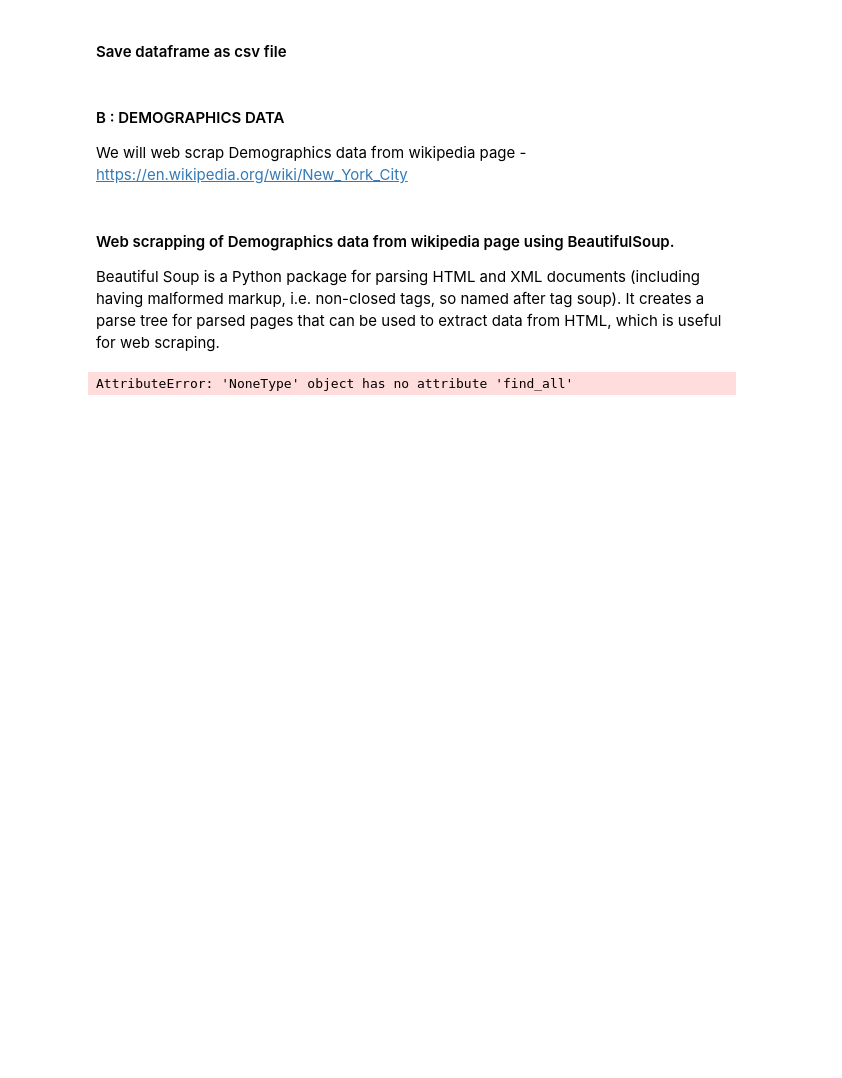
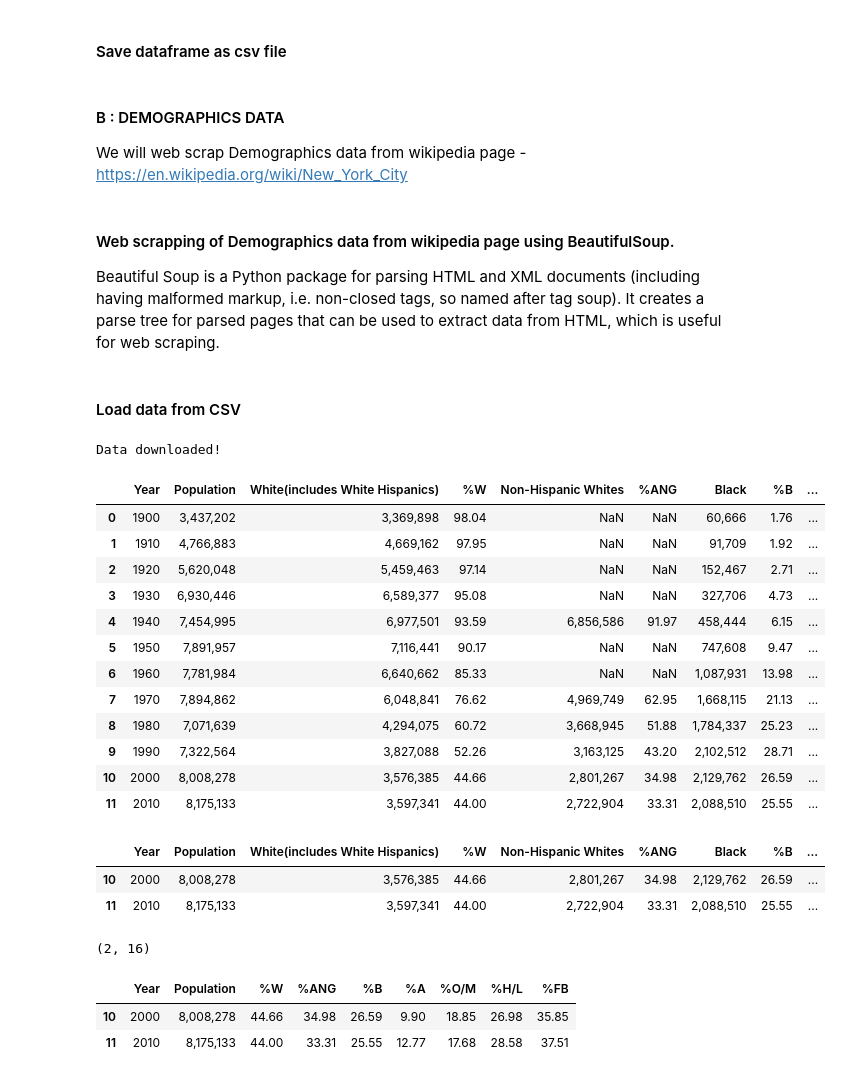
Before and after one commit to charudatta-r/Capstone_project_BATTLE_OF_THE_NEIGHBOURHOODS, a Jupyter notebook: The Battle of Neighborhoods (Week 2).ipynb, the cells around one changed output. Drawn from its saved outputs; the diff is of its cells as text; code cells hidden in the pictures; blank space fills up the shorter version.

```diff
--- a/The Battle of Neighborhoods (Week 2).ipynb
+++ b/The Battle of Neighborhoods (Week 2).ipynb
@@ -206,15 +205,11 @@ We will web scrap Demographics data from wikipedia page - https://en.wikipedia.o
 
 Beautiful Soup is a Python package for parsing HTML and XML documents (including having malformed markup, i.e. non-closed tags, so named after tag soup). It creates a parse tree for parsed pages that can be used to extract data from HTML, which is useful for web scraping.
 # %%
-import folium # plotting library
-from bs4 import BeautifulSoup
-
+website_url = requests.get('https://en.wikipedia.org/wiki/Demographic_history_of_New_York_City').text
+soup = BeautifulSoup(website_url,'lxml')
+table = soup.find('table',{'class':'wikitable'})
+#print(soup.prettify())
 import csv
-website_url = requests.get('https://en.wikipedia.org/wiki/New_York_City').text
-soup = BeautifulSoup(website_url,'lxml')
-table = soup.find('table',{'class':'wikitable sortable collapsible'})
-#print(soup.prettify())
-
 headers = [header.text for header in table.find_all('th')]
 
 table_rows = table.find_all('tr')
@@ -224,9 +219,30 @@ for row in table_rows:
    row = [row.text for row in td]
    rows.append(row)
 
-with open('NYC_DEMO.csv', 'w') as f:
+with open('DEMO.csv', 'w') as f:
    writer = csv.writer(f)
    writer.writerow(headers)
    writer.writerows(row for row in rows if row)
-# %% [output]
-AttributeError: 'NoneType' object has no attribute 'find_all'
+# %% [markdown]
+#### Load data from CSV
+# %%
+Demo_data=pd.read_csv('DEMO.csv')
+print('Data downloaded!')
+# %% [output]
+Data downloaded!
+# %%
+Demo_data
+# %% [output]
+|  | Year | Population | White(includes White Hispanics) | %W | Non-Hispanic Whites | %ANG | Black | %B | ... |
+| 0 | 1900 | 3,437,202 | 3,369,898 | 98.04 | NaN | NaN | 60,666 | 1.76 | ... |
+| 1 | 1910 | 4,766,883 | 4,669,162 | 97.95 | NaN | NaN | 91,709 | 1.92 | ... |
+| 2 | 1920 | 5,620,048 | 5,459,463 | 97.14 | NaN | NaN | 152,467 | 2.71 | ... |
+| 3 | 1930 | 6,930,446 | 6,589,377 | 95.08 | NaN | NaN | 327,706 | 4.73 | ... |
+| 4 | 1940 | 7,454,995 | 6,977,501 | 93.59 | 6,856,586 | 91.97 | 458,444 | 6.15 | ... |
+| 5 | 1950 | 7,891,957 | 7,116,441 | 90.17 | NaN | NaN | 747,608 | 9.47 | ... |
+| 6 | 1960 | 7,781,984 | 6,640,662 | 85.33 | NaN | NaN | 1,087,931 | 13.98 | ... |
+| 7 | 1970 | 7,894,862 | 6,048,841 | 76.62 | 4,969,749 | 62.95 | 1,668,115 | 21.13 | ... |
+| 8 | 1980 | 7,071,639 | 4,294,075 | 60.72 | 3,668,945 | 51.88 | 1,784,337 | 25.23 | ... |
+| 9 | 1990 | 7,322,564 | 3,827,088 | 52.26 | 3,163,125 | 43.20 | 2,102,512 | 28.71 | ... |
+| 10 | 2000 | 8,008,278 | 3,576,385 | 44.66 | 2,801,267 | 34.98 | 2,129,762 | 26.59 | ... |
+| 11 | 2010 | 8,175,133 | 3,597,341 | 44.00 | 2,722,904 | 33.31 | 2,088,510 | 25.55 | ... |
@@ -232,0 +251,18 @@ AttributeError: 'NoneType' object has no attribute 'find_all'
+# %%
+Demo_data=Demo_data.iloc[10:,]
+Demo_data
+# %% [output]
+|  | Year | Population | White(includes White Hispanics) | %W | Non-Hispanic Whites | %ANG | Black | %B | ... |
+| 10 | 2000 | 8,008,278 | 3,576,385 | 44.66 | 2,801,267 | 34.98 | 2,129,762 | 26.59 | ... |
+| 11 | 2010 | 8,175,133 | 3,597,341 | 44.00 | 2,722,904 | 33.31 | 2,088,510 | 25.55 | ... |
+# %%
+Demo_data.shape
+# %% [output]
+(2, 16)
+# %%
+Demo_data.drop(Demo_data.columns[[2,4,6,8,10,12,14]], axis=1,inplace=True)
+Demo_data
+# %% [output]
+|  | Year | Population | %W | %ANG | %B | %A | %O/M | %H/L | %FB |
+| 10 | 2000 | 8,008,278 | 44.66 | 34.98 | 26.59 | 9.90 | 18.85 | 26.98 | 35.85 |
+| 11 | 2010 | 8,175,133 | 44.00 | 33.31 | 25.55 | 12.77 | 17.68 | 28.58 | 37.51 |
```
Also changed, not shown: parts of 8 cells of this notebook.
